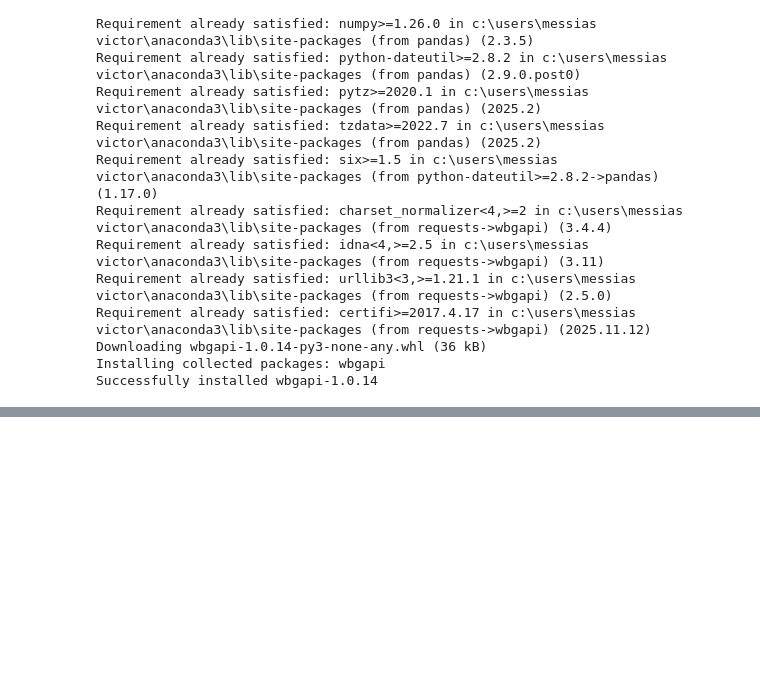
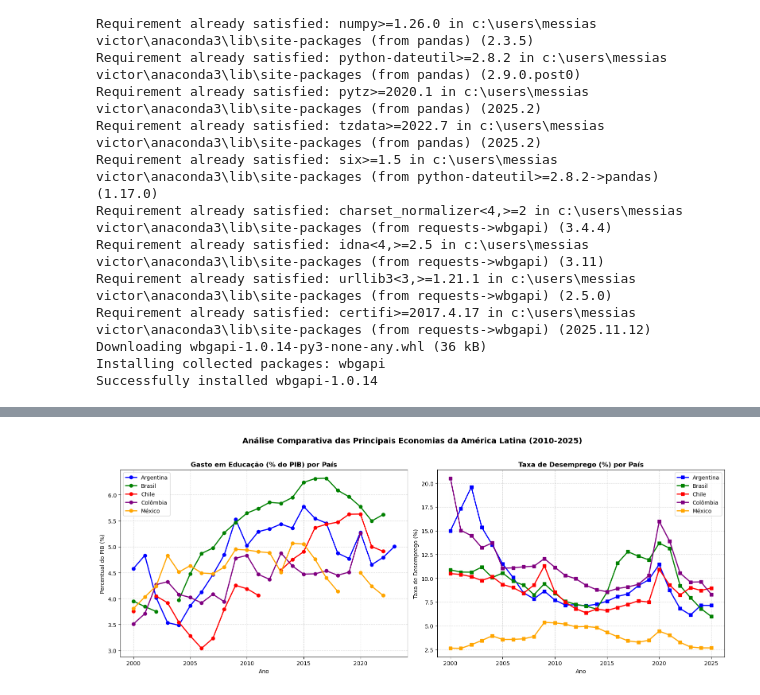
Before and after one commit to messiasnascimento-prog/projeto_dados_worldbank, a Jupyter notebook: analise_banco_mundial.ipynb, the cells around one changed output, grey strips where cells are left out. Cells and saved outputs as stored; diff of their text form; code cells hidden in the pictures; blank space fills up the shorter version.

```diff
--- a/analise_banco_mundial.ipynb
+++ b/analise_banco_mundial.ipynb
@@ -74,0 +164,39 @@ Dados salvos com sucesso!
+# %%
+# ==============================================================================
+# 7. VISUALIZAÇÃO COMPARATIVA DOS 5 PAÍSES
+# ==============================================================================
+
+fig, (ax1, ax2) = plt.subplots(1, 2, figsize=(16, 6))
+
+# Cores distintas para diferenciar cada país no gráfico
+cores = {'Brasil': 'green', 'México': 'orange', 'Argentina': 'blue', 'Colômbia': 'purple', 'Chile': 'red'}
+
+# Laço de repetição para plotar a linha de cada país
+for pais, dados_pais in df_paises.groupby('economy'):
+    # Gráfico 1: Gasto com Educação
+    ax1.plot(dados_pais['Ano'], dados_pais['Gasto_Educacao_pct_PIB'],
+             label=pais, marker='o', color=cores[pais], linewidth=2)
+
+    # Gráfico 2: Taxa de Desemprego
+    ax2.plot(dados_pais['Ano'], dados_pais['Taxa_Desemprego'],
+             label=pais, marker='s', color=cores[pais], linewidth=2)
+
+# Configurações do Gráfico 1 (Educação)
+ax1.set_title('Gasto em Educação (% do PIB) por País', fontsize=12, fontweight='bold')
+ax1.set_xlabel('Ano')
+ax1.set_ylabel('Percentual do PIB (%)')
+ax1.grid(True, linestyle='--', alpha=0.5)
+ax1.legend()
+
+# Configurações do Gráfico 2 (Desemprego)
+ax2.set_title('Taxa de Desemprego (%) por País', fontsize=12, fontweight='bold')
+ax2.set_xlabel('Ano')
+ax2.set_ylabel('Taxa de Desemprego (%)')
+ax2.grid(True, linestyle='--', alpha=0.5)
+ax2.legend()
+
+plt.suptitle('Análise Comparativa das Principais Economias da América Latina (2010-2025)', fontsize=14, fontweight='bold', y=1.02)
+plt.tight_layout()
+plt.show()
+# %% [output]
+[figure, added]
```
Also changed, not shown: parts of 5 cells of this notebook.
